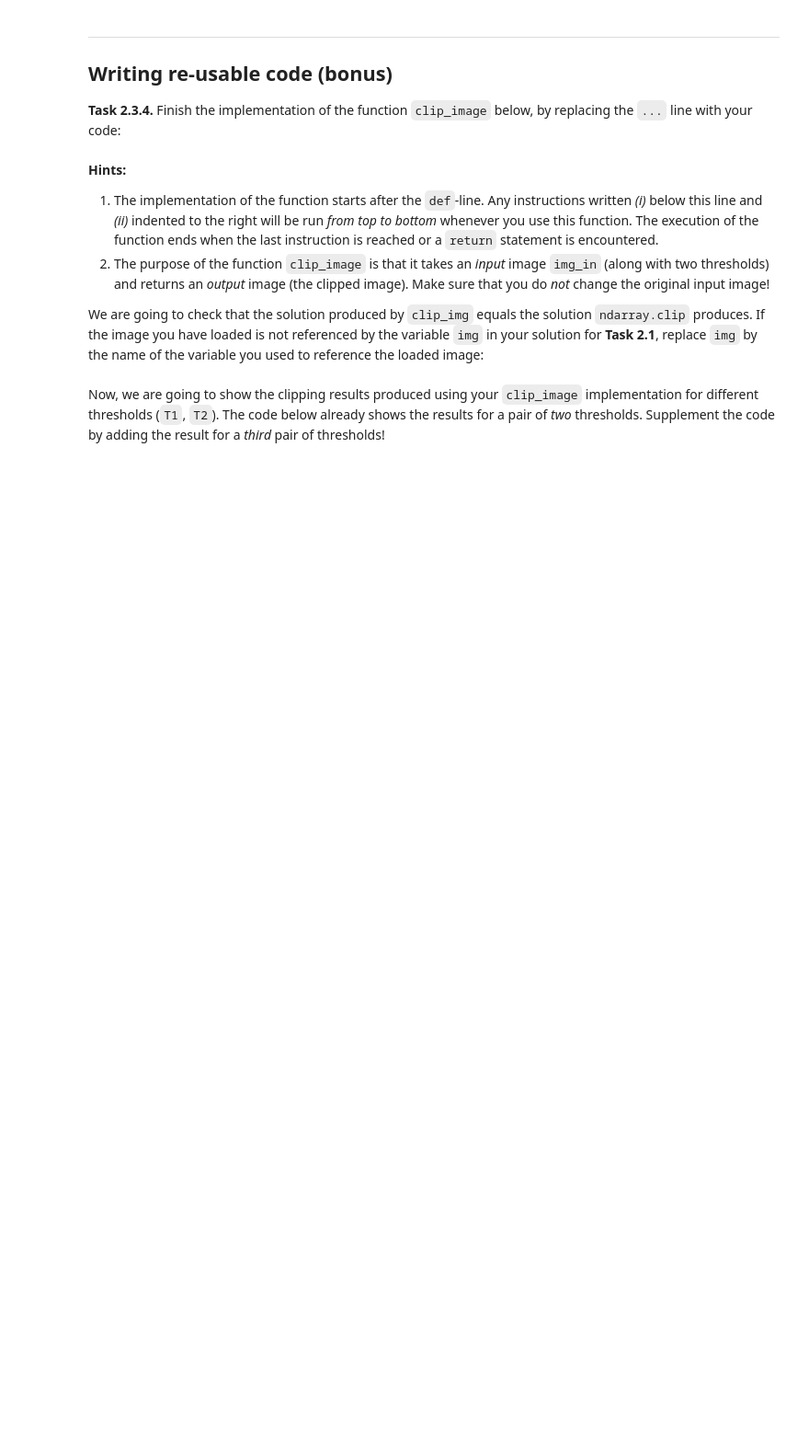
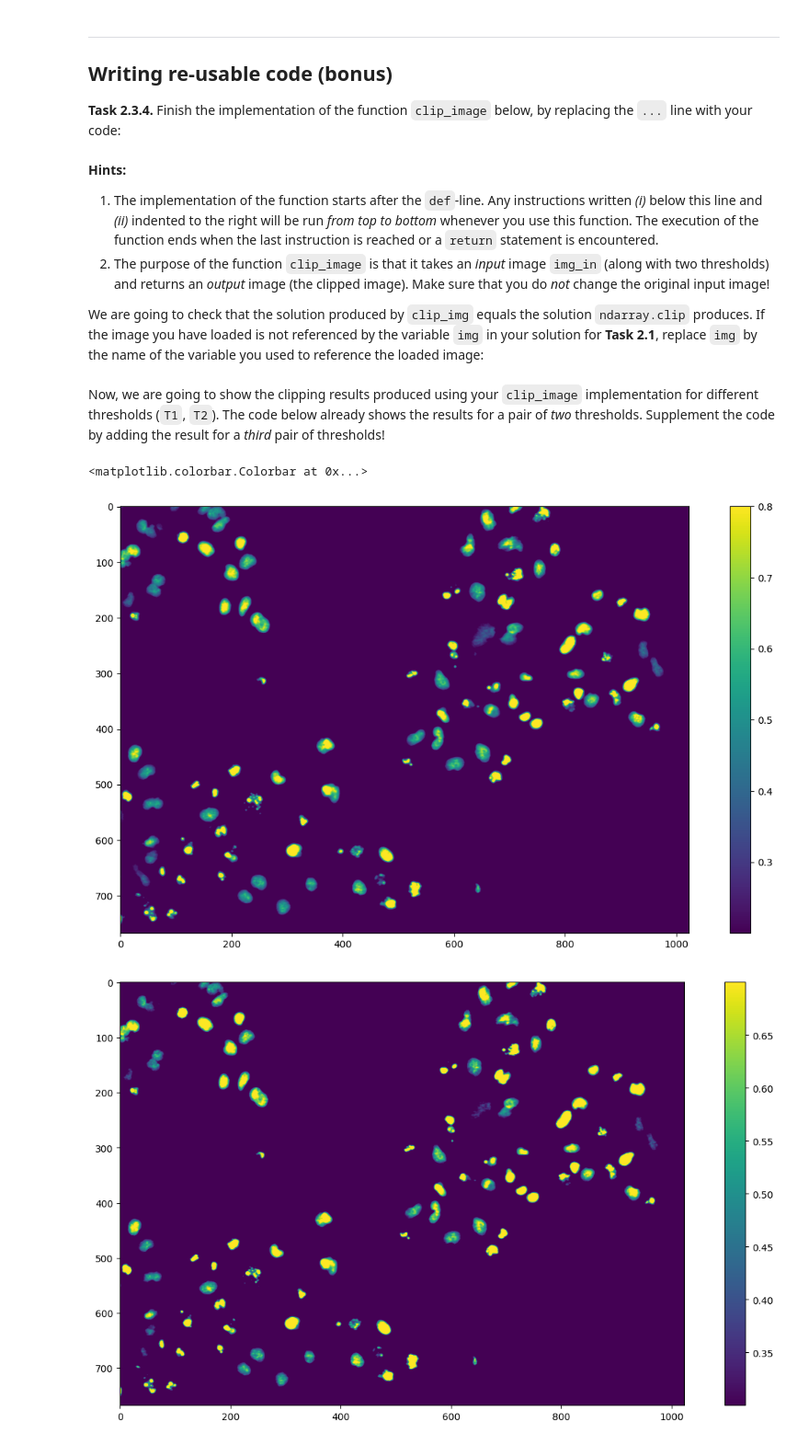
Before and after one commit to rosminschumacher-eng/mobi-fs3-python, a Jupyter notebook: task2.ipynb, the cells around one changed output. Shown at 92% size. Drawn from its saved outputs; the diff is of its cells as text; code cells hidden in the pictures; blank space fills up the shorter version.

```diff
--- a/task2.ipynb
+++ b/task2.ipynb
@@ -78,3 +78,14 @@ plt.colorbar()
 [figure]
 # %% [markdown]
 **<a id="#">Task 2.3.2 (b).</a>** Enter your solution below:
+# %%
+imgc3=img.copy()
+i=0
+for i in numpy.ndindex(img.shape):
+    if imgc3[i[0],i[1]] <T1:
+        imgc3[i[0],i[1]]= T1
+    elif imgc3[i[0],i[1]] >T2:
+        imgc3[i[0],i[1]]= T2
+plt.figure(figsize=(15,8))
+plt.imshow(imgc3, "gray")
+plt.colorbar()
@@ -84,10 +98,16 @@ plt.colorbar()
 ## Writing re-usable code (bonus)
 
 **<a id="#">Task 2.3.4.</a>** Finish the implementation of the function `clip_image` below, by replacing the `...` line with your code:
-# %%
-def clip_image(img_in, T1, T2):
-    ...
-    return result
+# %%
+def clip_image(img_in, T1, T2):
+    i=0
+    img_out=img_in.copy()
+    for i in numpy.ndindex(img_in.shape):
+        if img_in[i[0],i[1]] <T1:
+            img_out[i[0],i[1]]= T1
+        elif img_in[i[0],i[1]] >T2:
+            img_out[i[0],i[1]]= T2
+    return img_out
 # %% [markdown]
 **Hints:**
 1. The implementation of the function starts after the `def`-line. Any instructions written *(i)* below this line and *(ii)* indented to the right will be run *from top to bottom* whenever you use this function. The execution of the function ends when the last instruction is reached or a `return` statement is encountered.
@@ -101,8 +121,18 @@ Now, we are going to show the clipping results produced using your `clip_image`
 # %%
 plt.figure(figsize=(15,8))
 plt.imshow(clip_image(img, 0.2, 0.8))
+plt.colorbar()
 
 plt.figure(figsize=(15,8))
 plt.imshow(clip_image(img, 0.3, 0.7))
+plt.colorbar()
+
+plt.figure(figsize=(15,8))
+plt.imshow(clip_image(img, 0.01, 0.9))
+plt.colorbar()
 
 # here goes your code
+# %% [output]
+<matplotlib.colorbar.Colorbar at 0x...>
+[figure, added]
+[figure, added]
```
Also changed, not shown: parts of 2 cells of this notebook.
